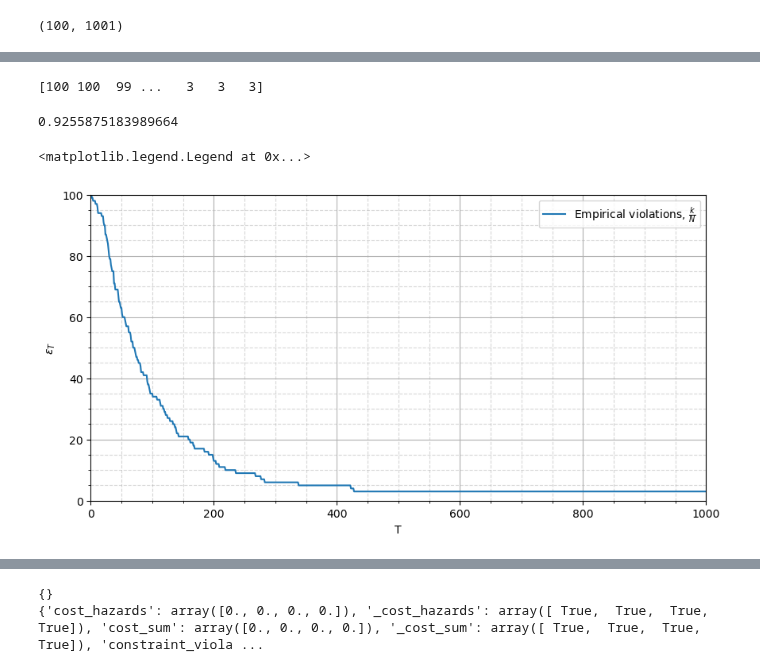
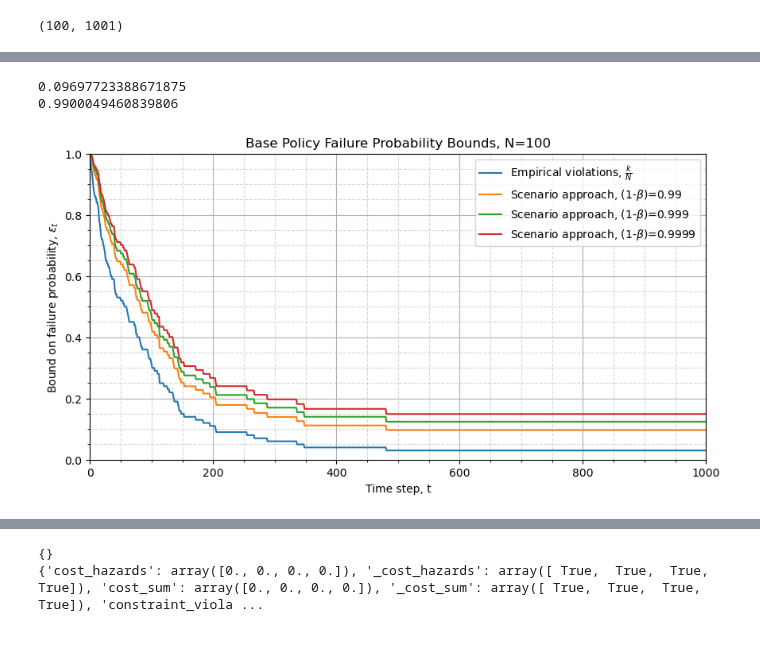
Before and after one commit to JacquesCloete/sport, a Jupyter notebook: notebooks/envs/testing_validation.ipynb, the cells around one changed output, grey strips where cells are left out. Saved outputs shown, nothing was run; the diff lists cells and outputs as text; code cells hidden in the pictures; blank space fills up the shorter version.

```diff
--- a/notebooks/envs/testing_validation.ipynb
+++ b/notebooks/envs/testing_validation.ipynb
@@ -196,6 +195,0 @@ ax.grid(which="minor", linestyle="--", alpha=0.5)
-# %%
-num_violations_per_timestep = N - task_success_count_per_timestep
-
-conf = 0.99
-# %% [output]
-[100 100  99 ...   3   3   3]
@@ -204,32 +245,51 @@ import math
 # %%
 # Test numerical result for epsilon
-epsilon = 0.07
+
+num_violations_per_timestep = N - task_success_count_per_timestep
+
+conf = 0.99
 k = 3
+
+epsilon = estimate_epsilon(conf, N, k, it_max=100, tol=1e-5)
+print(epsilon)
+
 test_beta = 0
 for i in range(k + 1):
     test_beta += math.comb(N, i) * (epsilon**i) * ((1 - epsilon) ** (N - i))
 test_conf = 1 - test_beta
 print(test_conf)
 # %% [output]
-0.9255875183989664
+0.09697723388671875
+0.9900049460839806
 # %%
 # Plot different methods for computing epsilon
 fig, ax = plt.subplots(figsize=(10, 5))
 
 
 emp_str = r"Empirical violations, $\frac{k}{N}$"
 ax.plot(
-    (1 - task_success_count_per_timestep / N) * 100,
+    (1 - task_success_count_per_timestep / N),
     label=emp_str,
 )
+confs = [0.99, 0.999, 0.9999]
+for conf in confs:
+    # Compute bound on failure probability at each time step
+    epsilons = np.zeros(max_episode_length + 1, dtype=float)
+    for t in range(max_episode_length + 1):
+        num_violations = num_violations_per_timestep[t]
+        epsilon = estimate_epsilon(conf, N, num_violations, tol=1e-5)
+        epsilons[t] = epsilon
+    scen_str = r"Scenario approach, (1-$\beta$)={f}".format(f=conf)
+    ax.plot(epsilons, label=scen_str)
 ax.set_xlim([0, max_episode_length])
-ax.set_ylim([0, N])
-ax.set_xlabel("T")
-ax.set_ylabel("$\epsilon_{T}$")
+ax.set_ylim([0, 1])
+ax.set_xlabel("Time step, t")
+ax.set_ylabel("Bound on failure probability, $\epsilon_{t}$")
 ax.minorticks_on()
 ax.grid(which="major")
 ax.grid(which="minor", linestyle="--", alpha=0.5)
 ax.legend()
+title_str = f"Base Policy Failure Probability Bounds, N={N}"
+ax.title.set_text(title_str)
 # %% [output]
-<matplotlib.legend.Legend at 0x...>
-[figure, old version]
+[figure, new version]
```
Also changed, not shown: parts of 6 cells of this notebook.
